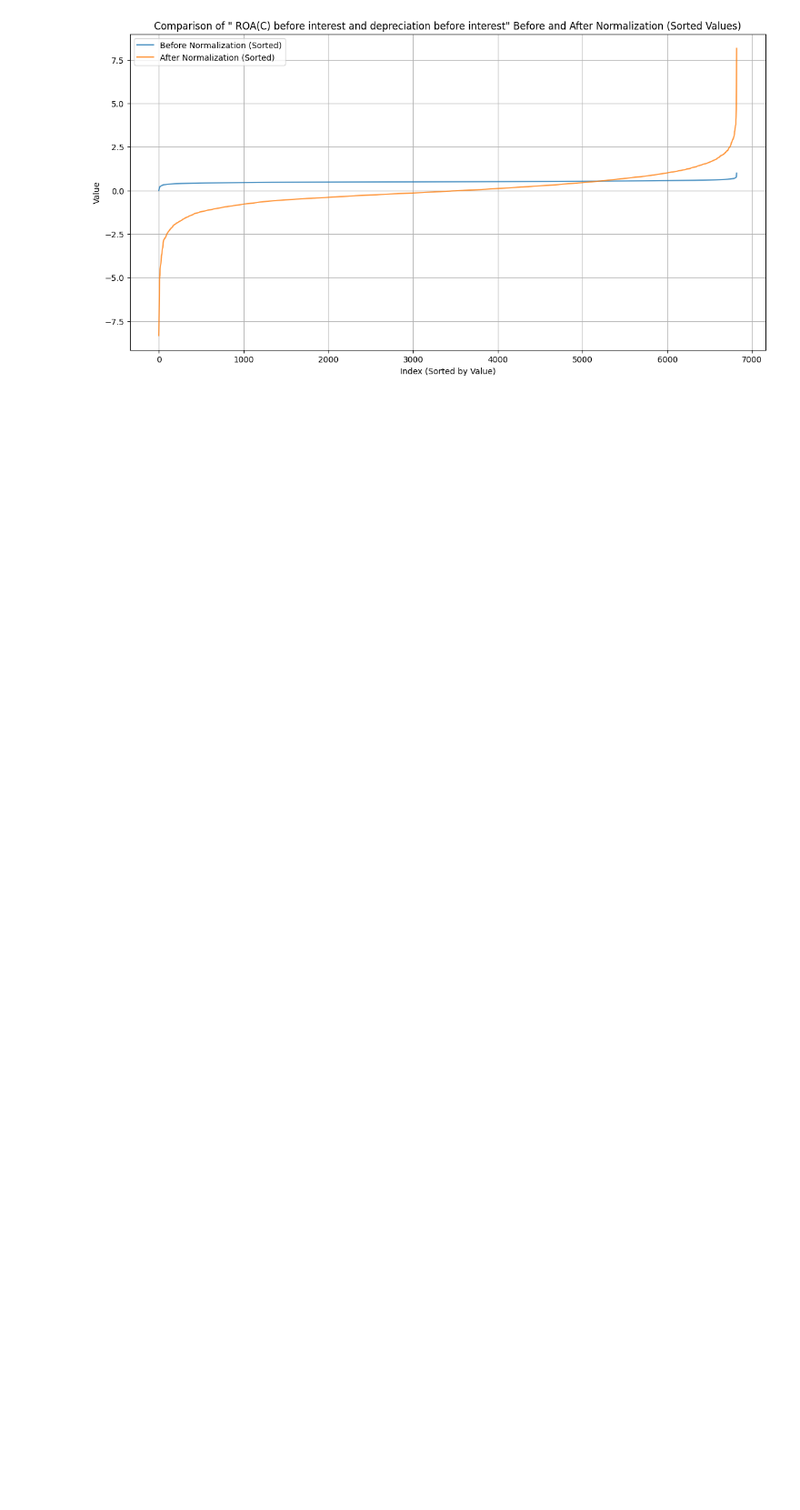
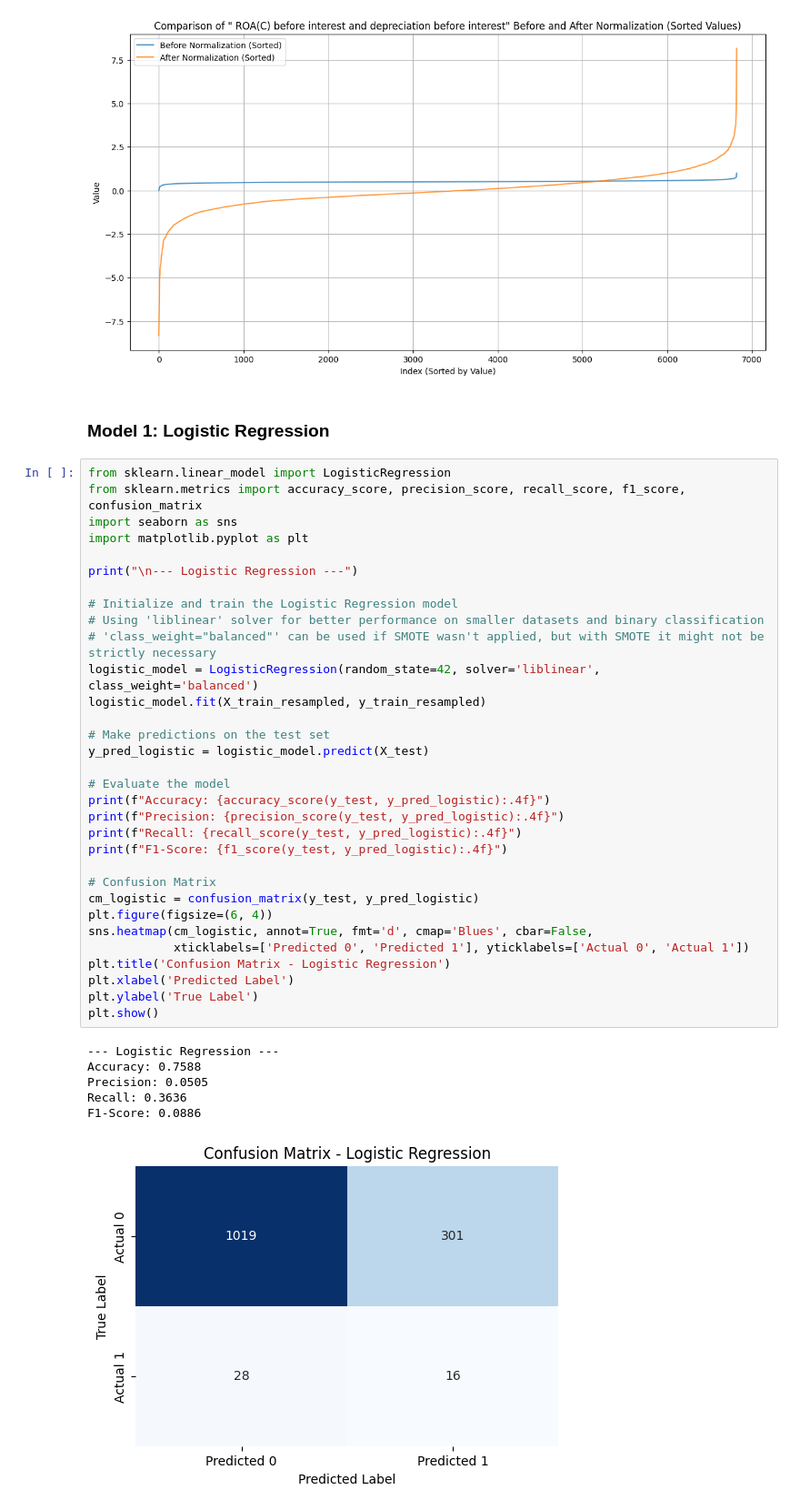
Before and after one commit to noobprogrammertryingtosurvive/ADALL_github, a Jupyter notebook: Cogels_CDA1C03_Assignment.ipynb, the cells around one changed output. Shown at 91% size. Drawn from its saved outputs; the diff is of its cells as text; blank space fills up the shorter version.

```diff
--- a/Cogels_CDA1C03_Assignment.ipynb
+++ b/Cogels_CDA1C03_Assignment.ipynb
@@ -290,3 +290,44 @@ Descriptive Statistics for ' ROA(C) before interest and depreciation before inte
 max      8.154428e+00
 Name:  ROA(C) before interest and depreciation before interest, dtype: float64
 [figure]
+# %% [markdown]
+### Model 1: Logistic Regression
+# %%
+from sklearn.linear_model import LogisticRegression
+from sklearn.metrics import accuracy_score, precision_score, recall_score, f1_score, confusion_matrix
+import seaborn as sns
+import matplotlib.pyplot as plt
+
+print("\n--- Logistic Regression ---")
+
+# Initialize and train the Logistic Regression model
+# Using 'liblinear' solver for better performance on smaller datasets and binary classification
+# 'class_weight="balanced"' can be used if SMOTE wasn't applied, but with SMOTE it might not be strictly necessary
+logistic_model = LogisticRegression(random_state=42, solver='liblinear', class_weight='balanced')
+logistic_model.fit(X_train_resampled, y_train_resampled)
+
+# Make predictions on the test set
+y_pred_logistic = logistic_model.predict(X_test)
+
+# Evaluate the model
+print(f"Accuracy: {accuracy_score(y_test, y_pred_logistic):.4f}")
+print(f"Precision: {precision_score(y_test, y_pred_logistic):.4f}")
+print(f"Recall: {recall_score(y_test, y_pred_logistic):.4f}")
+print(f"F1-Score: {f1_score(y_test, y_pred_logistic):.4f}")
+
+# Confusion Matrix
+cm_logistic = confusion_matrix(y_test, y_pred_logistic)
+plt.figure(figsize=(6, 4))
+sns.heatmap(cm_logistic, annot=True, fmt='d', cmap='Blues', cbar=False,
+            xticklabels=['Predicted 0', 'Predicted 1'], yticklabels=['Actual 0', 'Actual 1'])
+plt.title('Confusion Matrix - Logistic Regression')
+plt.xlabel('Predicted Label')
+plt.ylabel('True Label')
+plt.show()
+# %% [output]
+--- Logistic Regression ---
+Accuracy: 0.7588
+Precision: 0.0505
+Recall: 0.3636
+F1-Score: 0.0886
+[figure, added]
```
Also changed, not shown: parts of 2 cells of this notebook.
